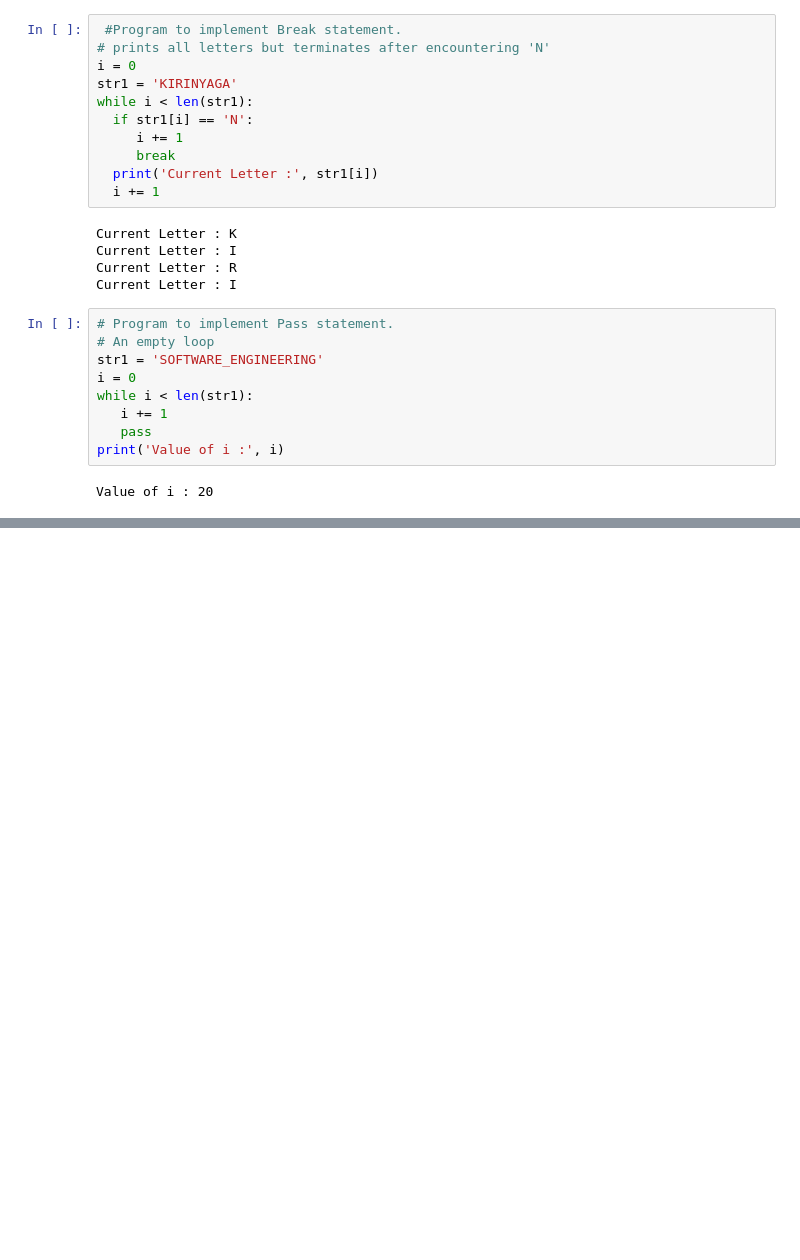
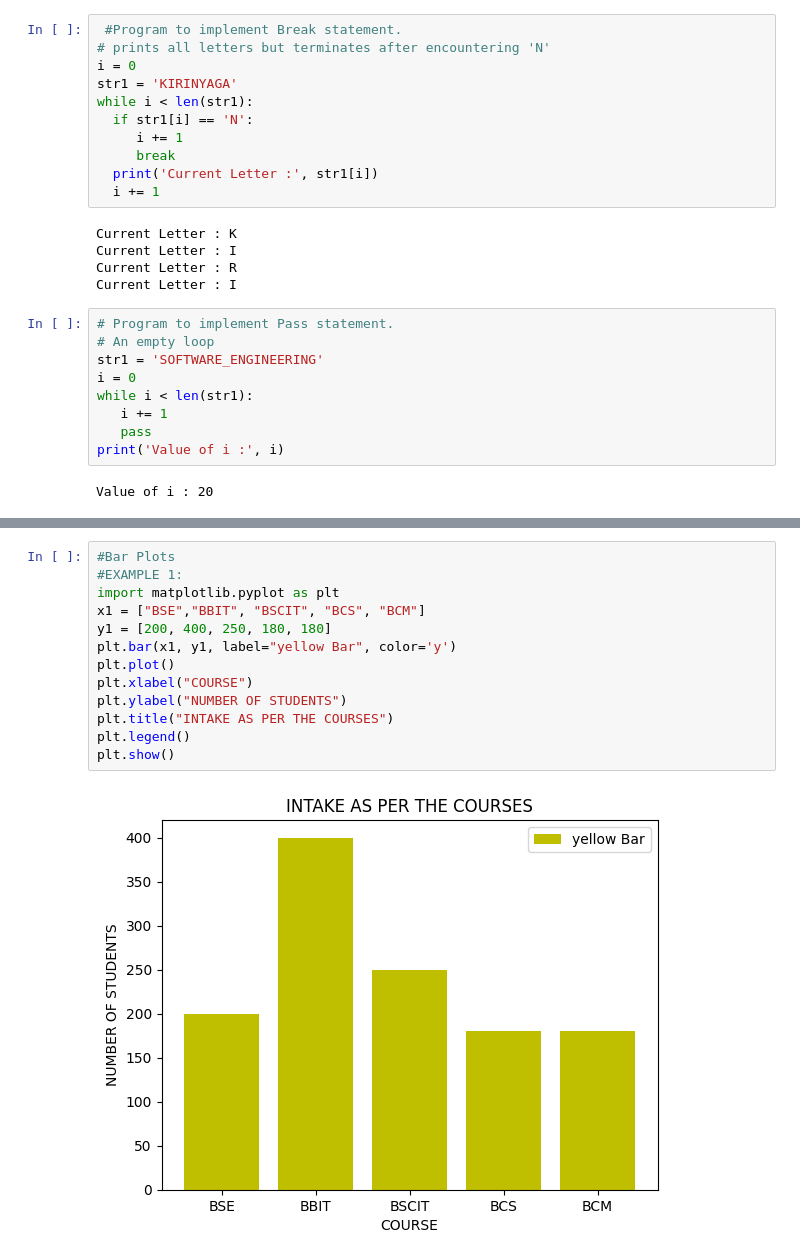
Before and after one commit to Maxwell-Muthui-Mwangi/Ballershopke-Python_Data-Science, a Jupyter notebook: Data_Science_Learning.ipynb, the cells around one changed output, grey strips where cells are left out. Saved outputs shown, nothing was run; the diff lists cells and outputs as text; blank space fills up the shorter version.

```diff
--- a/Data_Science_Learning.ipynb
+++ b/Data_Science_Learning.ipynb
@@ -497,0 +518,15 @@ Value of i : 20
+# %%
+#Bar Plots
+#EXAMPLE 1:
+import matplotlib.pyplot as plt
+x1 = ["BSE","BBIT", "BSCIT", "BCS", "BCM"]
+y1 = [200, 400, 250, 180, 180]
+plt.bar(x1, y1, label="yellow Bar", color='y')
+plt.plot()
+plt.xlabel("COURSE")
+plt.ylabel("NUMBER OF STUDENTS")
+plt.title("INTAKE AS PER THE COURSES")
+plt.legend()
+plt.show()
+# %% [output]
+[figure, added]
```
Also changed, not shown: parts of 4 cells of this notebook.
